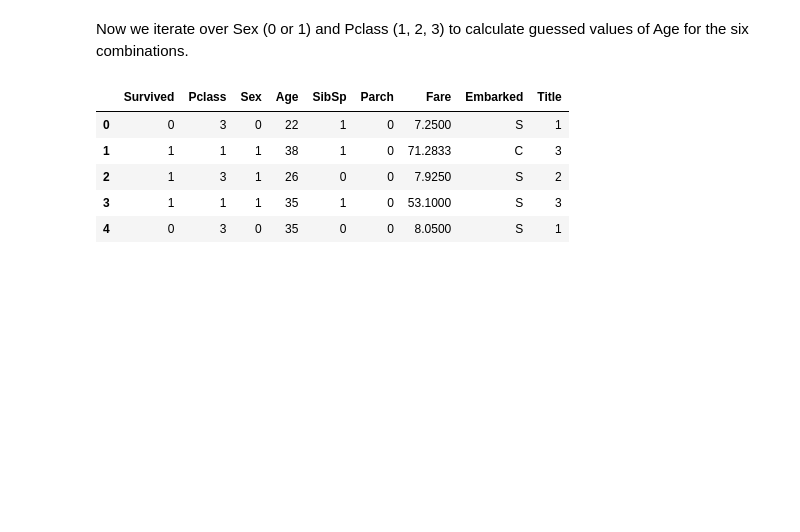
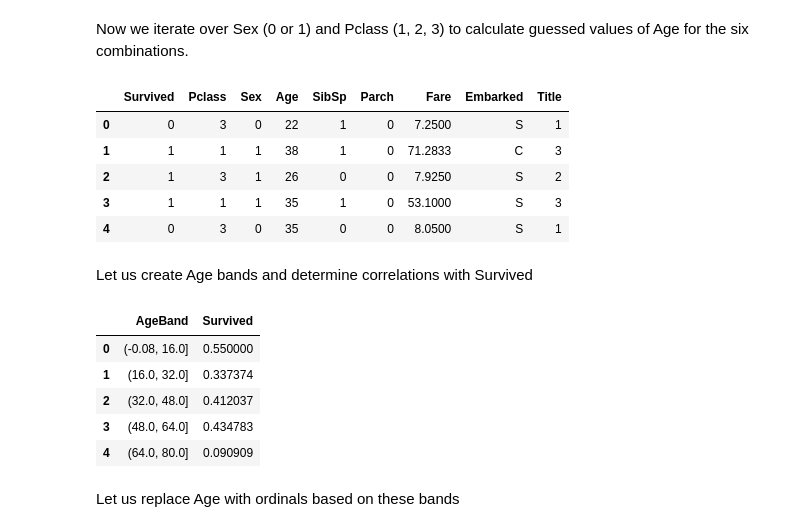
Before and after one commit to paritajohari/Titanic_Survival_Analysis, a Jupyter notebook: Titanic_dataset.ipynb, the cells around one changed output. Drawn from its saved outputs; the diff is of its cells as text; code cells hidden in the pictures; blank space fills up the shorter version.

Commit message:
Created AgeBands

```diff
--- a/Titanic_dataset.ipynb
+++ b/Titanic_dataset.ipynb
@@ -555,3 +555,17 @@ train_df.head()
 | 2 | 1 | 3 | 1 | 26 | 0 | 0 | 7.9250 | S | 2 |
 | 3 | 1 | 1 | 1 | 35 | 1 | 0 | 53.1000 | S | 3 |
 | 4 | 0 | 3 | 0 | 35 | 0 | 0 | 8.0500 | S | 1 |
+# %% [markdown]
+Let us create Age bands and determine correlations with Survived
+# %%
+train_df['AgeBand'] = pd.cut(train_df['Age'], 5)
+train_df[['AgeBand', 'Survived']].groupby(['AgeBand'], as_index=False).mean().sort_values(by='AgeBand', ascending=True)
+# %% [output]
+|  | AgeBand | Survived |
+| 0 | (-0.08, 16.0] | 0.550000 |
+| 1 | (16.0, 32.0] | 0.337374 |
+| 2 | (32.0, 48.0] | 0.412037 |
+| 3 | (48.0, 64.0] | 0.434783 |
+| 4 | (64.0, 80.0] | 0.090909 |
+# %% [markdown]
+Let us replace Age with ordinals based on these bands
```
Also changed, not shown: parts of 4 cells of this notebook.
